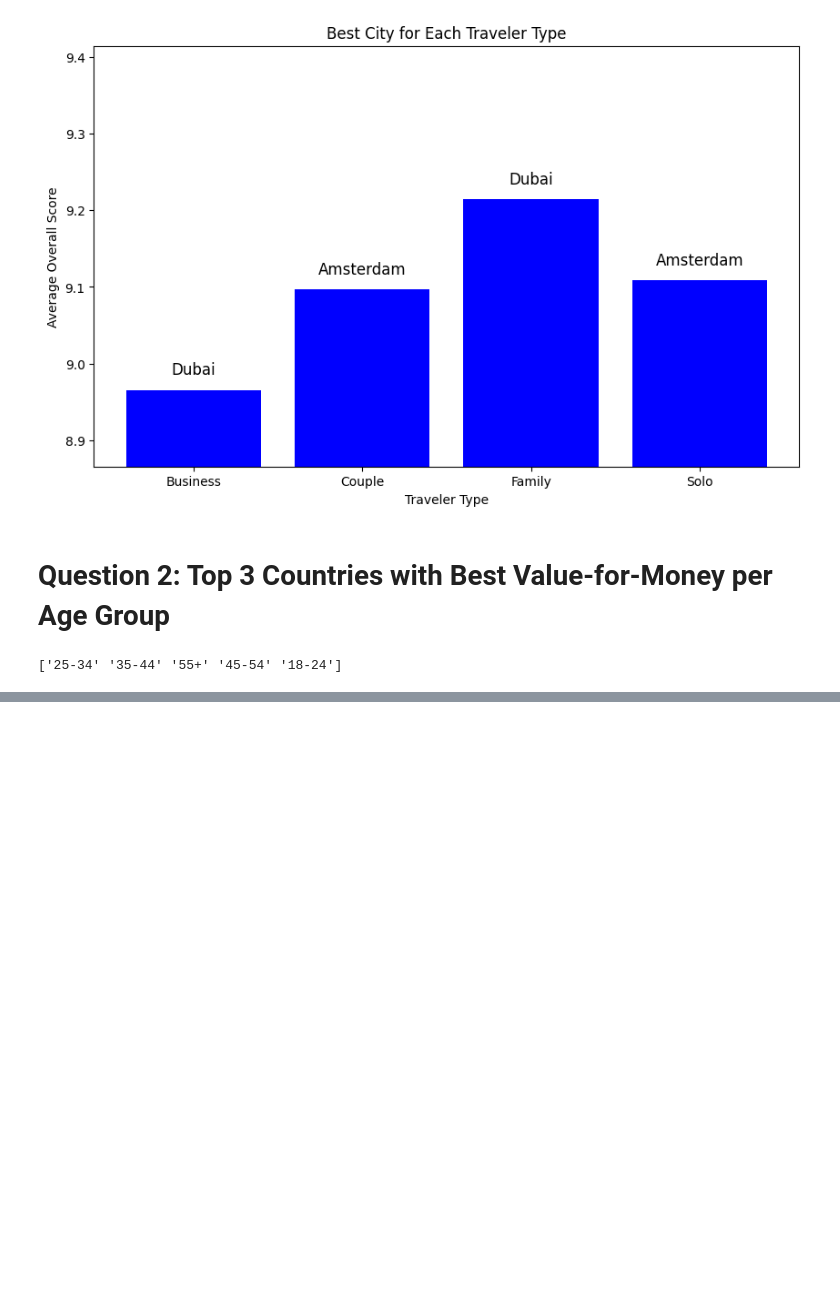
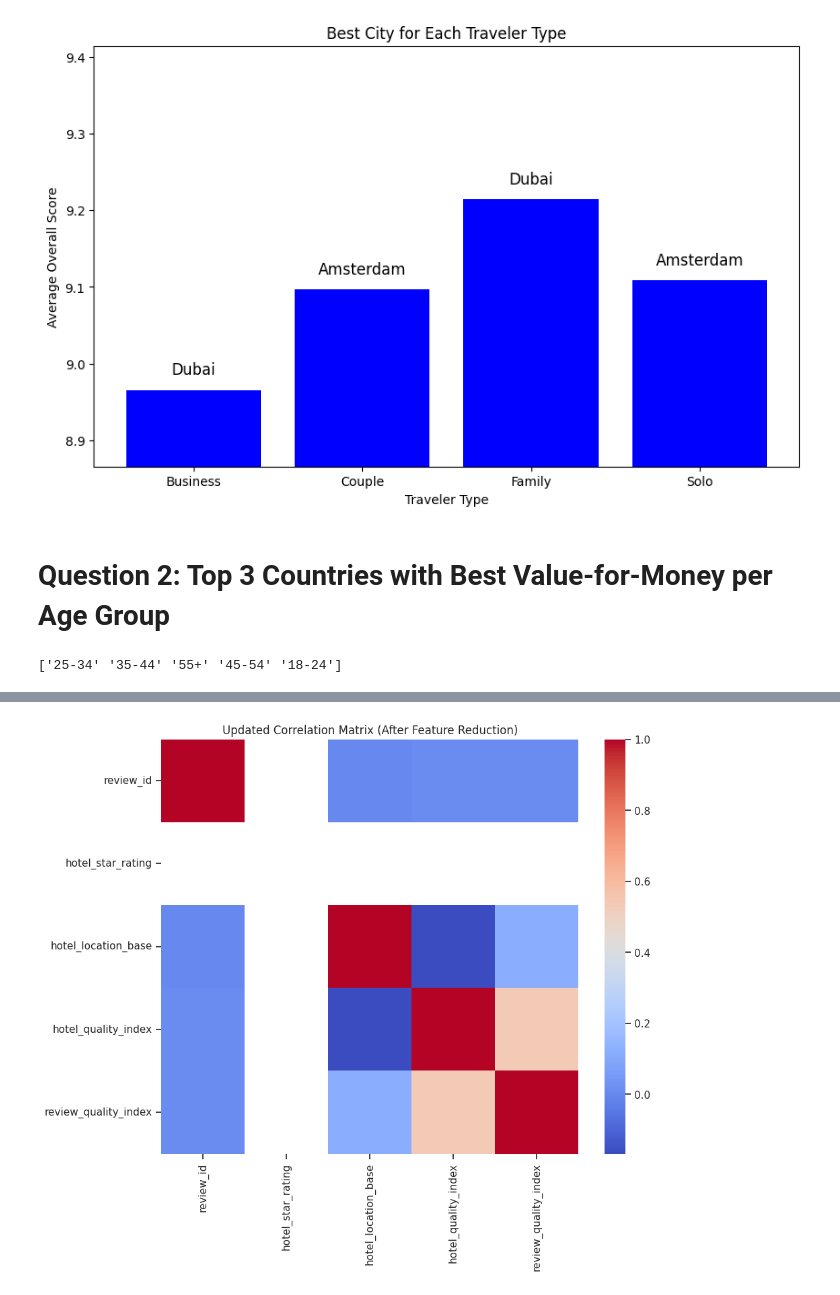
Before and after one commit to helguindy/hotel-booking-analytics, a Jupyter notebook: notebooks/demiana.ipynb, the cells around one changed output, grey strips where cells are left out. Cells and saved outputs as stored; diff of their text form; code cells hidden in the pictures; blank space fills up the shorter version.

```diff
--- a/notebooks/demiana.ipynb
+++ b/notebooks/demiana.ipynb
@@ -716,0 +799,28 @@ explainer = shap.TreeExplainer(xgb)
+# %%
+#drop correlated columns
+merged_df["review_quality_index"] = merged_df[
+    [
+        "score_cleanliness",
+        "score_comfort",
+        "score_facilities",
+        "score_location",
+        "score_staff",
+        "score_value_for_money",
+        "score_overall"
+    ]
+].mean(axis=1)
+
+merged_df.drop(
+    columns=[
+        "score_cleanliness",
+        "score_comfort",
+        "score_facilities",
+        "score_location",
+        "score_staff",
+        "score_value_for_money",
+        "score_overall"
+    ],
+    inplace=True
+)
+
+merged_df.head()
@@ -716,0 +834,10 @@ explainer = shap.TreeExplainer(xgb)
+# %%
+import seaborn as sns
+import matplotlib.pyplot as plt
+
+plt.figure(figsize=(10,8))
+sns.heatmap(merged_df.corr(numeric_only=True), cmap="coolwarm", annot=False)
+plt.title("Updated Correlation Matrix (After Feature Reduction)")
+plt.show()
+# %% [output]
+[figure, added]
```
Also changed, not shown: parts of 55 cells of this notebook.
